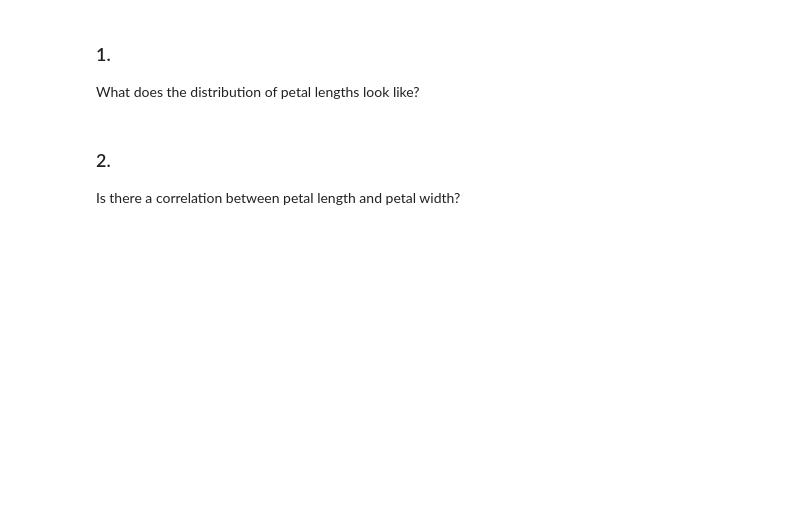
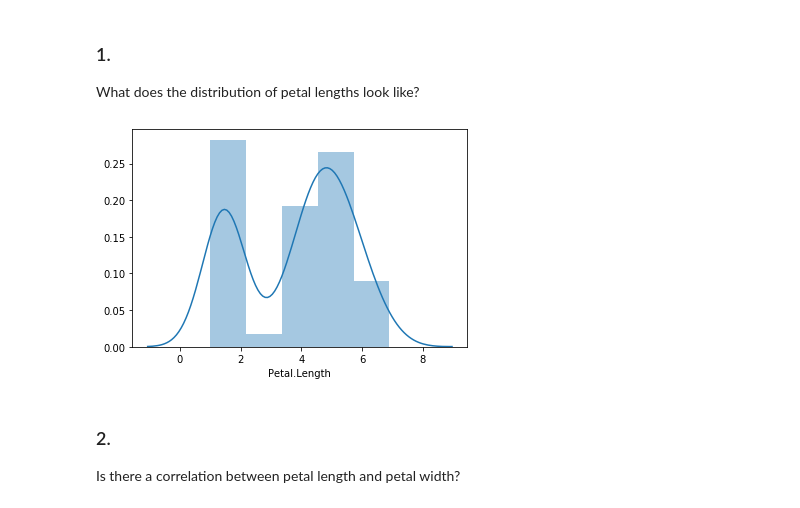
Before and after one commit to Promeos/numpy-pandas-visualization-exercises, a Jupyter notebook: seaborn_exercises.ipynb, the cells around one changed output. Saved outputs shown, nothing was run; the diff lists cells and outputs as text; code cells hidden in the pictures; blank space fills up the shorter version.

```diff
--- a/seaborn_exercises.ipynb
+++ b/seaborn_exercises.ipynb
@@ -3,0 +30,2 @@ Use the `iris` database to answer the following quesitons:
+# %%
+df_iris = data('iris')
@@ -4,6 +41,10 @@ Use the `iris` database to answer the following quesitons:
 # %% [markdown]
 ### 1.
 What does the distribution of petal lengths look like?
+# %%
+sns.distplot(df_iris['Petal.Length']);
+# %% [output]
+[figure, added]
 # %% [markdown]
 ### 2.
 Is there a correlation between petal length and petal width?
```
Also changed, not shown: parts of 47 cells of this notebook, 1 other file.
